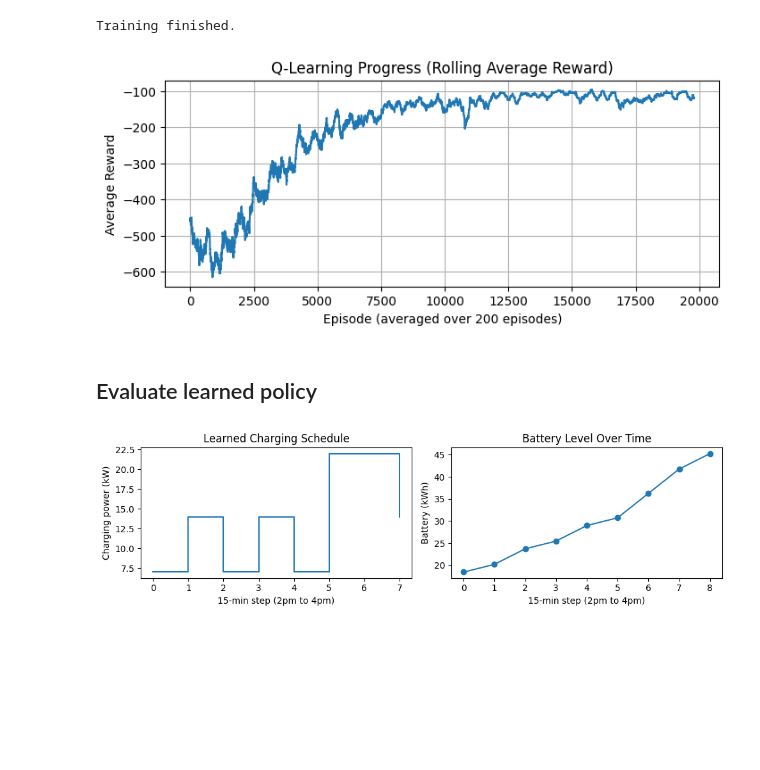
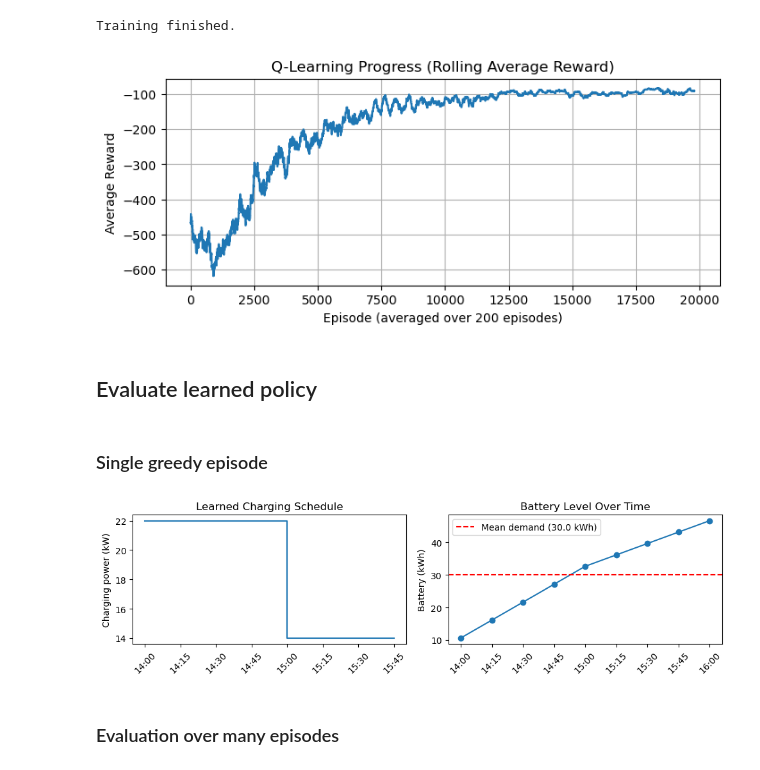
Before and after one commit to angfe/Group-3-AAA, a Jupyter notebook: notebooks/04_01_smart_charging_reinforcement_learning.ipynb, the cells around one changed output. Drawn from its saved outputs; the diff is of its cells as text; code cells hidden in the pictures; blank space fills up the shorter version.

```diff
--- a/notebooks/04_01_smart_charging_reinforcement_learning.ipynb
+++ b/notebooks/04_01_smart_charging_reinforcement_learning.ipynb
@@ -23,11 +23,14 @@ from collections import defaultdict
 # %%
 # Environment settings
 NUM_STEPS = 8                    # 15-min steps between 2pm and 4pm
-STEP_HOURS = 0.25
-BATTERY_CAPACITY = 50.0          # kWh
+STEP_HOURS = 0.25                # each step is 0.25 hours
+BATTERY_CAPACITY = 50.0          # max kWh the battery can hold
 CHARGE_LEVELS = [0, 7, 14, 22]   # kW, discrete actions (zero/low/medium/high)
-COST_COEF = 0.05                 # cost = COST_COEF * power_kw**2 per step
-BATTERY_BIN_SIZE = 1.0           # kWh, for discretizing the state
+BATTERY_BIN_SIZE = 1.0           # we round battery to 1 kWh bins for the Q-table
+
+# cost = COST_COEFFS * power_kw**2 per step
+# Time-varying cost coefficients (one per 15-min step, cheapest early)
+COST_COEFFS = [0.02, 0.025, 0.03, 0.035, 0.04, 0.05, 0.06, 0.08]
 
 DEMAND_MEAN = 30.0
 DEMAND_STD = 5.0
@@ -41,29 +56,42 @@ START_BATTERY_HIGH = 20.0
 # Simple discrete event simulation, following the same reset/step pattern used in the workshops
 
 class SmartChargingEnv:
+    # stores how many actions are we have
     def __init__(self):
         self.num_actions = len(CHARGE_LEVELS)
 
+    # start of new episode: clock goes to 0 (= 2pm), battery is randomly set between 5 and 20 kWh
+    # (simulating the car arriving partially depleted). Returns the initial state.
     def reset(self):
         self.t = 0
         self.battery = np.random.uniform(START_BATTERY_LOW, START_BATTERY_HIGH)
         return self._get_state()
 
+    # discretization: the battery level gets rounded to an integer bin
+    # the state tuple e.g. (3, 25) means timestep 3, battery at 25kWh (Q-table key)
     def _get_state(self):
         battery_bin = int(round(self.battery / BATTERY_BIN_SIZE))
         return (self.t, battery_bin)
 
     def step(self, action):
+        # agent picks action index (0-3) and looks up corresponding kW
+        # calculate how much energy that adds in 15min but cap battery to not exceed capacity
+        # compute cost based on actual power used
         power = CHARGE_LEVELS[action]
         energy_added = min(power * STEP_HOURS, BATTERY_CAPACITY - self.battery)
         actual_power = energy_added / STEP_HOURS
-        cost = COST_COEF * actual_power ** 2
+        cost = COST_COEFFS[self.t] * actual_power ** 2
 
+        # update battery and clock
         self.battery += energy_added
         self.t += 1
         done = self.t == NUM_STEPS
 
+        # reward is negative since we want to minimize cost
         reward = -cost
+        # at last step 4pm sample random energy demand
+        # if battery can't cover it substract a huge penalty
+        # teaches the agent to charge enough
         if done:
             demand = np.random.normal(DEMAND_MEAN, DEMAND_STD)
             if self.battery < demand:
@@ -146,35 +180,47 @@ plt.ylabel("Average Reward")
 plt.grid(True)
 plt.show()
 # %% [output]
-[figure, old version]
+[figure, new version]
 # %% [markdown]
 ## Evaluate learned policy
+# %% [markdown]
+### Single greedy episode
 # %%
 # Run one episode greedily (no exploration) and inspect the charging schedule and battery trajectory.
+np.random.seed(42)
 state = env.reset()
 done = False
 battery_trace = [env.battery]
 power_trace = []
 
 while not done:
+    # greedy, no randomness
+    # after training run one episode with pure expoitation
     action = np.argmax(Q[state])
     power_trace.append(CHARGE_LEVELS[action])
     state, reward, done = env.step(action)
     battery_trace.append(env.battery)
 
+step_labels = [f"{14+i*15//60}:{i*15%60:02d}" for i in range(NUM_STEPS + 1)]
 fig, axes = plt.subplots(1, 2, figsize=(10, 3))
 
 axes[0].step(range(NUM_STEPS), power_trace, where="post")
+axes[0].set_xticks(range(NUM_STEPS))
+axes[0].set_xticklabels(step_labels[:NUM_STEPS], rotation=45)
 axes[0].set_title("Learned Charging Schedule")
-axes[0].set_xlabel("15-min step (2pm to 4pm)")
 axes[0].set_ylabel("Charging power (kW)")
 
 axes[1].plot(range(NUM_STEPS + 1), battery_trace, marker="o")
+axes[1].set_xticks(range(NUM_STEPS + 1))
+axes[1].set_xticklabels(step_labels, rotation=45)
+axes[1].axhline(DEMAND_MEAN, color="red", linestyle="--", label=f"Mean demand ({DEMAND_MEAN} kWh)")
 axes[1].set_title("Battery Level Over Time")
-axes[1].set_xlabel("15-min step (2pm to 4pm)")
 axes[1].set_ylabel("Battery (kWh)")
+axes[1].legend()
 
 plt.tight_layout()
 plt.show()
 # %% [output]
-[figure, old version]
+[figure, new version]
+# %% [markdown]
+### Evaluation over many episodes
```
Also changed, not shown: parts of 10 cells of this notebook.
